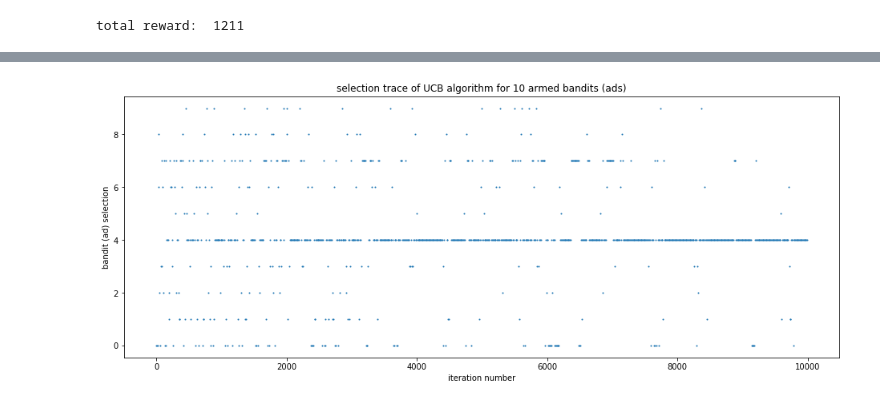
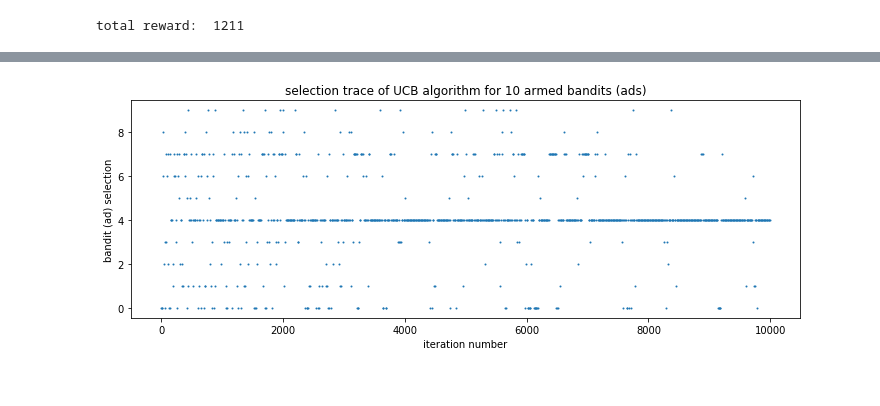
Before and after one commit to darrahts/machinelearning, a Jupyter notebook: reinforcementLearning/reinforcementLearning.ipynb, the cells around one changed output, grey strips where cells are left out. Saved outputs shown, nothing was run; the diff lists cells and outputs as text; code cells hidden in the pictures.

```diff
--- a/reinforcementLearning/reinforcementLearning.ipynb
+++ b/reinforcementLearning/reinforcementLearning.ipynb
@@ -112,18 +126,18 @@ total reward:  2178
 # %%
 factor = 10
 displayed = []
 count = np.arange(0, rows)
 for i in range(0, rows):
     if(i % factor == 0):
         displayed.append(selected[i])
     else:
         displayed.append(None)
 
-plt.figure(figsize=(16, 6))
+plt.figure(figsize=(12, 4))
 plt.scatter(count, displayed, s=1)
 plt.title("selection trace of UCB algorithm for 10 armed bandits (ads)")
 plt.xlabel("iteration number")
 plt.ylabel("bandit (ad) selection")
 plt.show()
 # %% [output]
-[figure, old version]
+[figure, new version]
```
Also changed, not shown: parts of 7 cells of this notebook.
